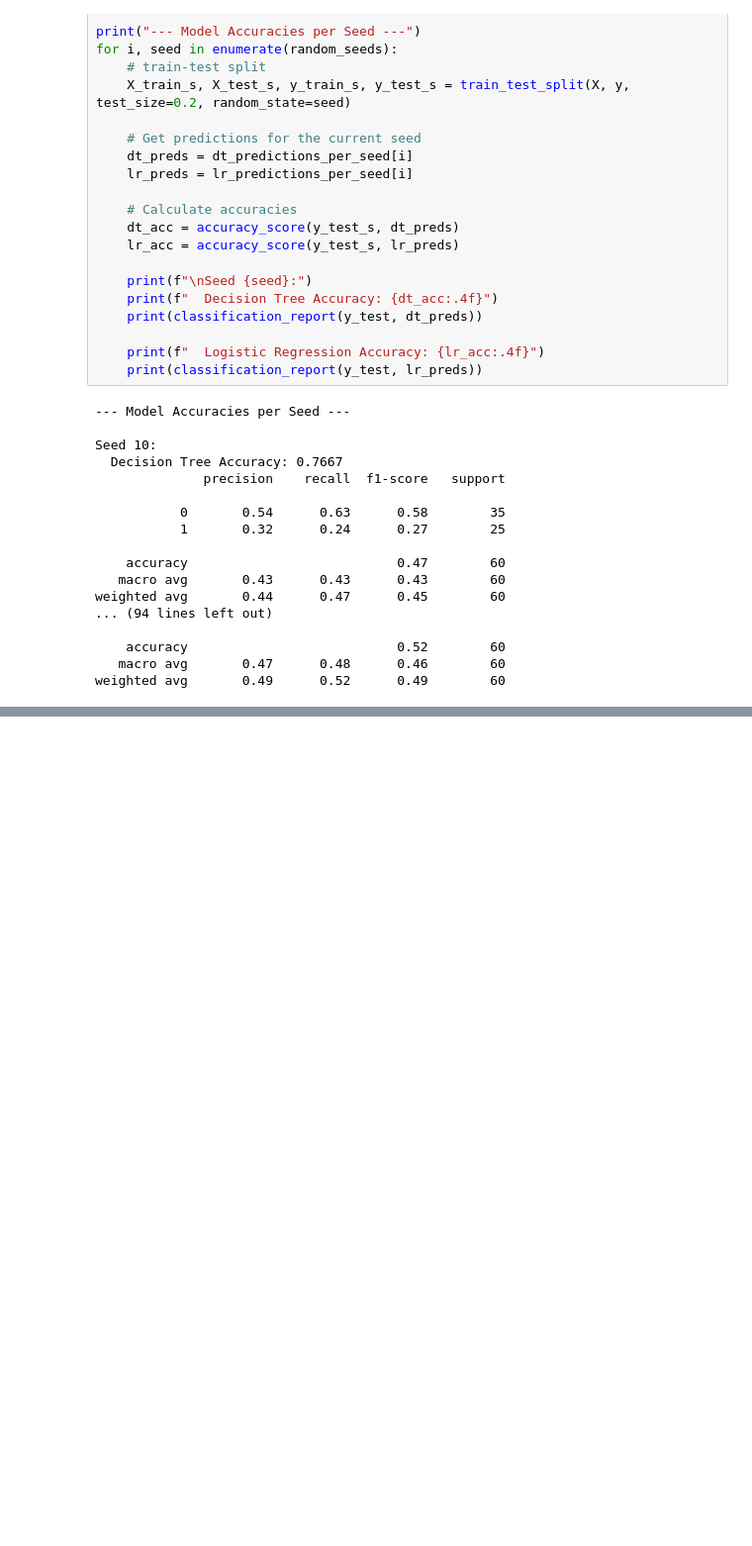
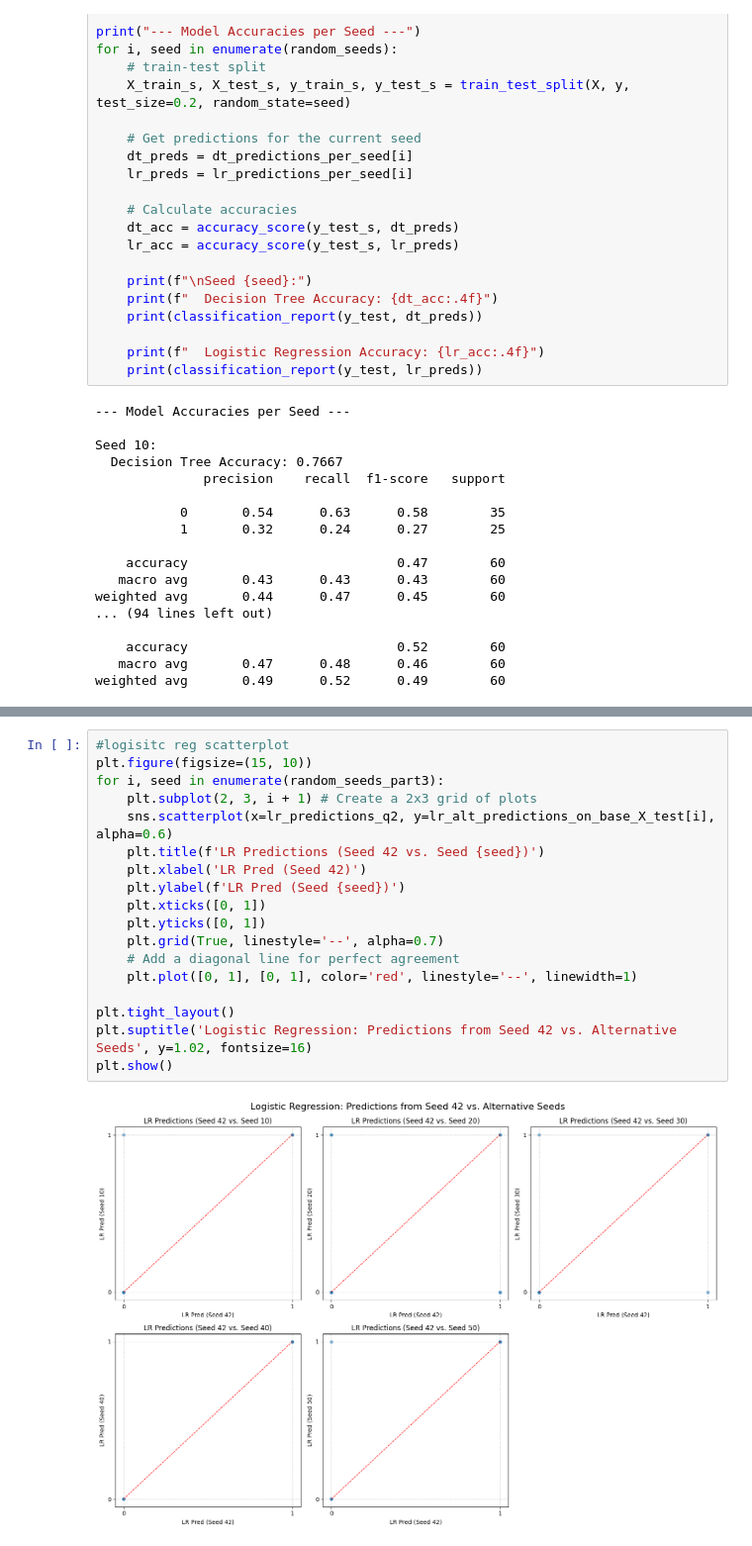
Before and after one commit to ap-vp/lab_tree_stability, a Jupyter notebook: lab_notebook.ipynb, the cells around one changed output, grey strips where cells are left out. Shown at 99% size. Cells and saved outputs as stored; diff of their text form; blank space fills up the shorter version.

```diff
--- a/lab_notebook.ipynb
+++ b/lab_notebook.ipynb
@@ -277,0 +363,20 @@ weighted avg       0.49      0.52      0.49        60
+# %%
+#logisitc reg scatterplot
+plt.figure(figsize=(15, 10))
+for i, seed in enumerate(random_seeds_part3):
+    plt.subplot(2, 3, i + 1) # Create a 2x3 grid of plots
+    sns.scatterplot(x=lr_predictions_q2, y=lr_alt_predictions_on_base_X_test[i], alpha=0.6)
+    plt.title(f'LR Predictions (Seed 42 vs. Seed {seed})')
+    plt.xlabel('LR Pred (Seed 42)')
+    plt.ylabel(f'LR Pred (Seed {seed})')
+    plt.xticks([0, 1])
+    plt.yticks([0, 1])
+    plt.grid(True, linestyle='--', alpha=0.7)
+    # Add a diagonal line for perfect agreement
+    plt.plot([0, 1], [0, 1], color='red', linestyle='--', linewidth=1)
+
+plt.tight_layout()
+plt.suptitle('Logistic Regression: Predictions from Seed 42 vs. Alternative Seeds', y=1.02, fontsize=16)
+plt.show()
+# %% [output]
+[figure, added]
```
Also changed, not shown: parts of 10 cells of this notebook.
